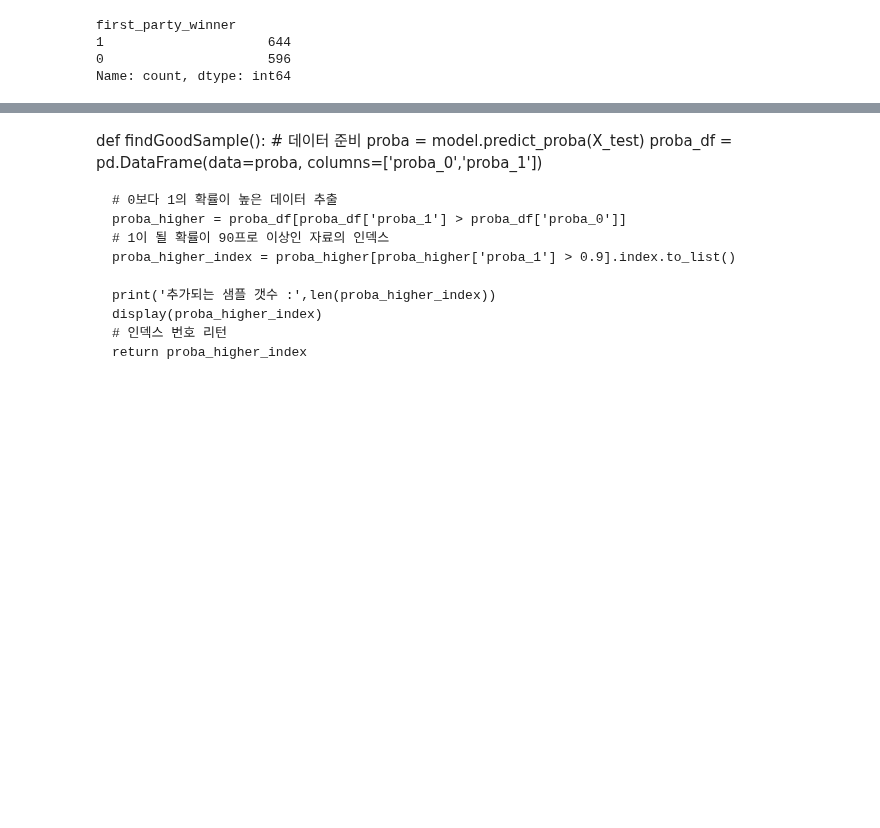
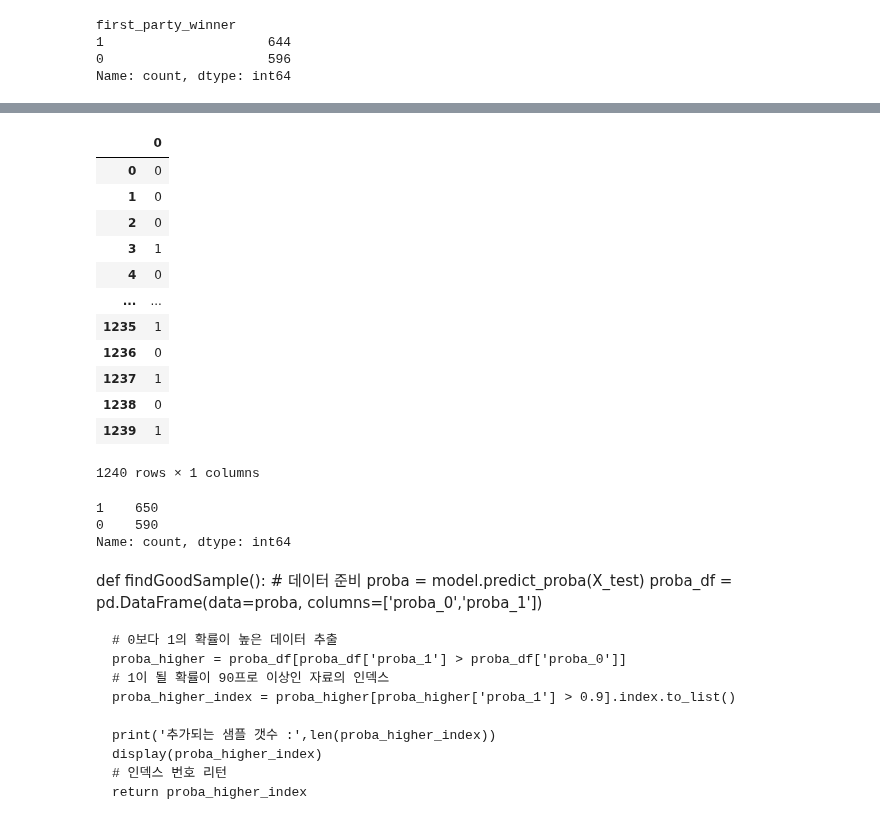
Before and after one commit to dlsco123/mtvsDacon, a Jupyter notebook: [mtvs]suho_5050.ipynb, the cells around one changed output, grey strips where cells are left out. Cells and saved outputs as stored; diff of their text form; code cells hidden in the pictures; blank space fills up the shorter version.

```diff
--- a/[mtvs]suho_5050.ipynb
+++ b/[mtvs]suho_5050.ipynb
@@ -596,0 +621,5 @@ Done
+# %%
+# 셀프 트레이닝 하기 위해 레이블 있는 트레이닝 데이터 x,y 나누기
+label_X = data_final.drop(columns='first_party_winner')
+label_y = data_final['first_party_winner']
+label_y
@@ -596,0 +639,12 @@ Done
+# %%
+# 레이블 되지 않은 데이터의 x
+# 테스트 데이터셋의 x
+unlabel_X = data_final_test.drop(columns='first_party_winner')
+# %%
+from sklearn.semi_supervised import SelfTrainingClassifier
+
+stclf = SelfTrainingClassifier(
+    base_estimator = XGBClassifier(),
+    threshold = 0.9,
+    verbose = True)
+stclf.fit(label_X, label_y) # label데이터로 학습
@@ -597,3 +669,26 @@ Done
+# %%
+preds = pd.DataFrame(stclf.predict(unlabel_X))
+preds
+# %% [output]
+|  | 0 |
+| 0 | 0 |
+| 1 | 0 |
+| 2 | 0 |
+| 3 | 1 |
+| 4 | 0 |
+| ... | ... |
+| 1235 | 1 |
+| 1236 | 0 |
+| 1237 | 1 |
+| 1238 | 0 |
+| 1239 | 1 |
+1240 rows × 1 columns
+# %%
+preds.value_counts()
+# %% [output]
+1    650
+0    590
+Name: count, dtype: int64
 # %% [markdown]
 def findGoodSample():
     # 데이터 준비
```
Also changed, not shown: parts of 17 cells of this notebook, 2 other files.
